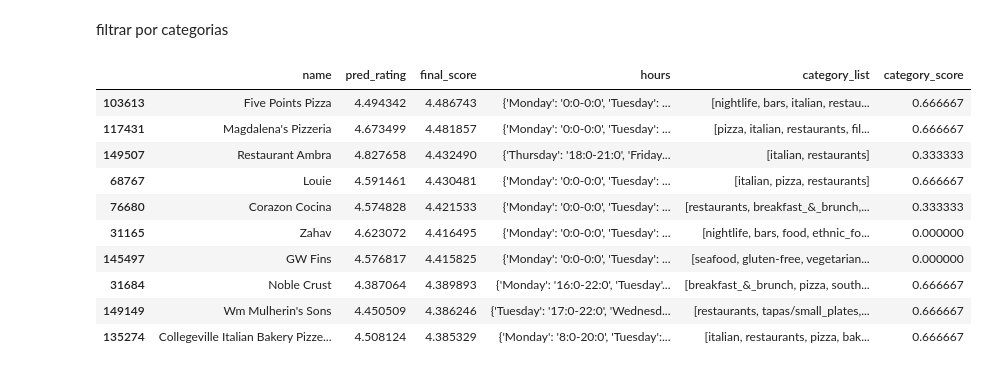
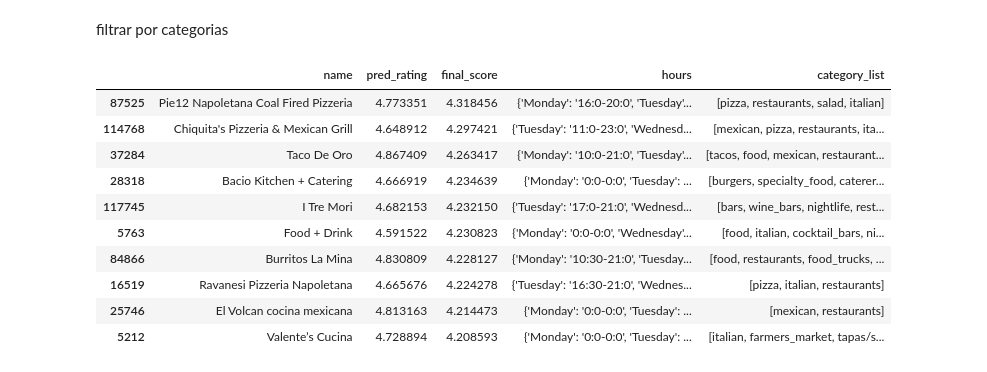
Before and after one commit to ErichGiusseppe/A-Recommender-System-for-Yelp-Reviews, a Jupyter notebook: notebooks/03_contexto.ipynb, the cells around one changed output. Saved outputs shown, nothing was run; the diff lists cells and outputs as text; code cells hidden in the pictures.

```diff
--- a/notebooks/03_contexto.ipynb
+++ b/notebooks/03_contexto.ipynb
@@ -146,21 +582,0 @@ model = joblib.load(MODEL_DIR / 'svdpp_model.joblib')
-# %%
-# Convertir categorías a lista limpia
-df_businesses["category_list"] = (
-    df_businesses["categories"]
-    .fillna("")
-    # Convertir la cadena de categorías en una lista, manejando casos nulos o vacíos
-    .apply(lambda x: x.split(",") if isinstance(x, str) else [])
-    # Normalizar categorías: eliminar espacios, convertir a minúsculas y reemplazar espacios por guiones bajos
-    .apply(lambda categories: [category.strip().lower().replace(' ', '_') for category in categories])
-)
-
-# asignar sin_categoría a negocios sin categorías
-df_businesses["category_list"] = df_businesses["category_list"].apply(lambda cats: cats if cats != [''] else ['sin_categoría'])
-
-# eliminar negocios sin categorías
-filter_sin_categoria = df_businesses["category_list"].apply(lambda cats: cats == ['sin_categoría'])
-print(f"Negocios sin categoría: {filter_sin_categoria.sum()} ({filter_sin_categoria.mean() * 100:.2f}%)")
-df_businesses = df_businesses[~filter_sin_categoria].copy()
-
-unique_categories = set(df_businesses["category_list"].explode().unique())
-print(f"Unique categories: {len(unique_categories)}")
@@ -170,2 +582,0 @@ Unique categories: 1311
-# %%
-df_businesses["city"] = df_businesses["city"].fillna("unknown").str.strip().str.lower()
@@ -174,7 +582,0 @@ df_businesses["city"] = df_businesses["city"].fillna("unknown").str.strip().str.
-# %%
-# Usar log1p para manejar la distribución sesgada de review_count y luego escalar a [0, 1]
-df_businesses['pop_score'] = MinMaxScaler().fit_transform(
-    np.log1p(df_businesses[['review_count']])
-)
-
-df_businesses[['business_id', 'review_count', 'pop_score']].head()
@@ -888,3 +1046,6 @@ def recommend_contextual_businesses(
+# %%
+model_svd = joblib.load(MODEL_DIR / 'model_SVDpp_100.joblib')
+model_contextual =  joblib.load(MODEL_DIR / 'model_contextual.joblib')
 # %% [markdown]
 no filtrar ni por dia ni por hora ni por ciudad
 # %%
@@ -1051,25 +1218,26 @@ filtrar por categorias
 # %%
 recommendations = recommend_contextual_businesses(
     user_id="Ha3iJu77CxlrFm-vQRs_8g",
-    model=model,
-    businesses_df=df_businesses,
-    reviews_df=df_reviews,
+    model_svd=model_svd,
+    model_contextual=model_contextual,
+    df_businesses=df_businesses,
+    df_reviews=df_reviews,
     preferred_day=["Friday"],
     preferred_hour=20,
     preferred_categories=["pizza", "italian", "mexican"],
     filter_by_open_day=True,
     filter_by_open_hour=True
 )
-recommendations[["name", "pred_rating", "final_score", "hours", "category_list", "category_score"]]
+recommendations[["name", "pred_rating", "final_score", "hours", "category_list"]]
 # %% [output]
-|  | name | pred_rating | final_score | hours | category_list | category_score |
-| 103613 | Five Points Pizza | 4.494342 | 4.486743 | {'Monday': '0:0-0:0', 'Tuesday': ... | [nightlife, bars, italian, restau... | 0.666667 |
-| 117431 | Magdalena's Pizzeria | 4.673499 | 4.481857 | {'Monday': '0:0-0:0', 'Tuesday': ... | [pizza, italian, restaurants, fil... | 0.666667 |
-| 149507 | Restaurant Ambra | 4.827658 | 4.432490 | {'Thursday': '18:0-21:0', 'Friday... | [italian, restaurants] | 0.333333 |
-| 68767 | Louie | 4.591461 | 4.430481 | {'Monday': '0:0-0:0', 'Tuesday': ... | [italian, pizza, restaurants] | 0.666667 |
-| 76680 | Corazon Cocina | 4.574828 | 4.421533 | {'Monday': '0:0-0:0', 'Tuesday': ... | [restaurants, breakfast_&_brunch,... | 0.333333 |
-| 31165 | Zahav | 4.623072 | 4.416495 | {'Monday': '0:0-0:0', 'Tuesday': ... | [nightlife, bars, food, ethnic_fo... | 0.000000 |
-| 145497 | GW Fins | 4.576817 | 4.415825 | {'Monday': '0:0-0:0', 'Tuesday': ... | [seafood, gluten-free, vegetarian... | 0.000000 |
-| 31684 | Noble Crust | 4.387064 | 4.389893 | {'Monday': '16:0-22:0', 'Tuesday'... | [breakfast_&_brunch, pizza, south... | 0.666667 |
-| 149149 | Wm Mulherin's Sons | 4.450509 | 4.386246 | {'Tuesday': '17:0-22:0', 'Wednesd... | [restaurants, tapas/small_plates,... | 0.666667 |
-| 135274 | Collegeville Italian Bakery Pizze... | 4.508124 | 4.385329 | {'Monday': '8:0-20:0', 'Tuesday':... | [italian, restaurants, pizza, bak... | 0.666667 |
+|  | name | pred_rating | final_score | hours | category_list |
+| 87525 | Pie12 Napoletana Coal Fired Pizzeria | 4.773351 | 4.318456 | {'Monday': '16:0-20:0', 'Tuesday'... | [pizza, restaurants, salad, italian] |
+| 114768 | Chiquita's Pizzeria & Mexican Grill | 4.648912 | 4.297421 | {'Tuesday': '11:0-23:0', 'Wednesd... | [mexican, pizza, restaurants, ita... |
+| 37284 | Taco De Oro | 4.867409 | 4.263417 | {'Monday': '10:0-21:0', 'Tuesday'... | [tacos, food, mexican, restaurant... |
+| 28318 | Bacio Kitchen + Catering | 4.666919 | 4.234639 | {'Monday': '0:0-0:0', 'Tuesday': ... | [burgers, specialty_food, caterer... |
+| 117745 | I Tre Mori | 4.682153 | 4.232150 | {'Tuesday': '17:0-21:0', 'Wednesd... | [bars, wine_bars, nightlife, rest... |
+| 5763 | Food + Drink | 4.591522 | 4.230823 | {'Monday': '0:0-0:0', 'Wednesday'... | [food, italian, cocktail_bars, ni... |
+| 84866 | Burritos La Mina | 4.830809 | 4.228127 | {'Monday': '10:30-21:0', 'Tuesday... | [food, restaurants, food_trucks, ... |
+| 16519 | Ravanesi Pizzeria Napoletana | 4.665676 | 4.224278 | {'Tuesday': '16:30-21:0', 'Wednes... | [pizza, italian, restaurants] |
+| 25746 | El Volcan cocina mexicana | 4.813163 | 4.214473 | {'Monday': '0:0-0:0', 'Tuesday': ... | [mexican, restaurants] |
+| 5212 | Valente’s Cucina | 4.728894 | 4.208593 | {'Monday': '0:0-0:0', 'Tuesday': ... | [italian, farmers_market, tapas/s... |
```
Also changed, not shown: parts of 48 cells of this notebook, 6 other files.
